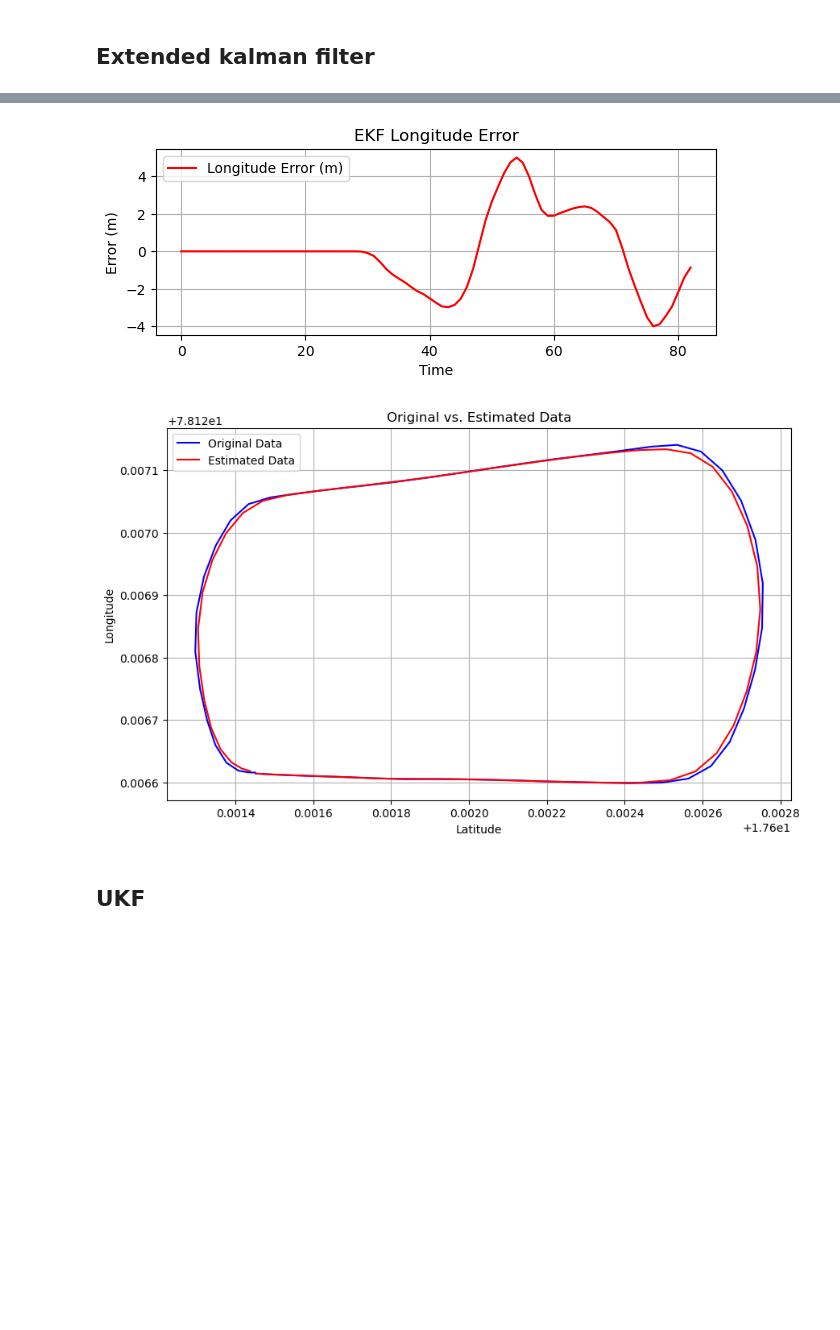
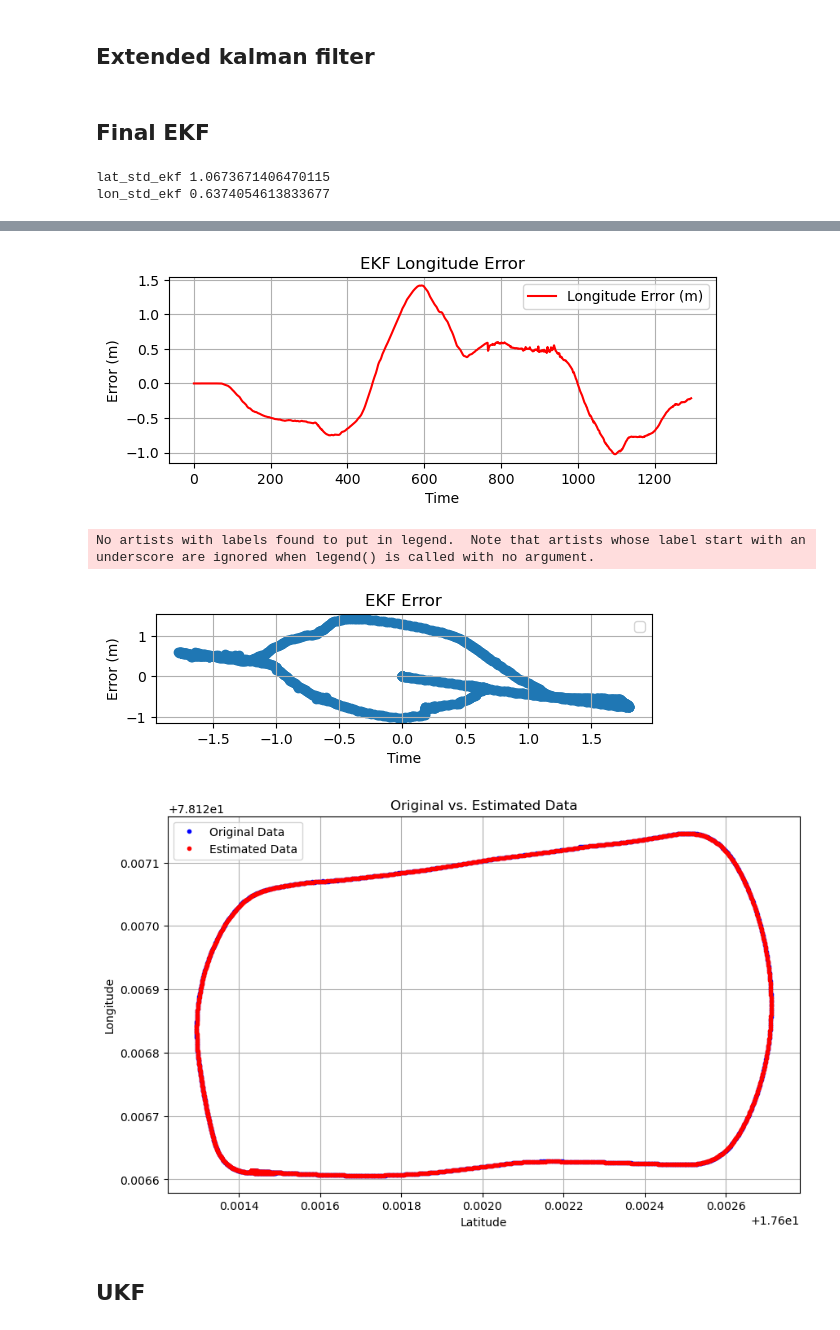
Before and after one commit to mfkiwl/GNSS-IMU_Dynamic, a Jupyter notebook: Predefined_Methods_kalman.ipynb, the cells around one changed output, grey strips where cells are left out. Drawn from its saved outputs; the diff is of its cells as text; code cells hidden in the pictures; blank space fills up the shorter version.

```diff
--- a/Predefined_Methods_kalman.ipynb
+++ b/Predefined_Methods_kalman.ipynb
@@ -100,7 +100,7 @@ from filterpy.kalman import UnscentedKalmanFilter as UKF
 from filterpy.kalman import MerweScaledSigmaPoints
 from filterpy.kalman import ExtendedKalmanFilter
 # Read the ASCII file
-file_path = "/Users/ravitejakunchanapalli/Downloads/org_BESTPOS.ASCII"
+file_path = "/Users/ravitejakunchanapalli/Downloads/NO RTK NMUS22160001B_2024-02-15_12-07-25_BESTGNSSPOS.ASCII"
 with open(file_path, 'r') as file:
     data = file.readlines()
 
@@ -304,6 +505,8 @@ plt.show()
 # plt.legend()
 # plt.grid(True)
 # plt.show()
+# %% [markdown]
+## Final EKF
 # %%
 # Define the state transition function
 def f(x, dt):
@@ -319,21 +522,22 @@ def HJacobian(x):
     return np.eye(2)  # Identity matrix since measurement function is identity
 
 # Initialize the Extended Kalman Filter
-kf = ExtendedKalmanFilter(dim_x=2, dim_z=2)
+ekf = ExtendedKalmanFilter(dim_x=2, dim_z=2)
 
 # Set the state transition function and measurement function for the filter
-kf.x = np.array([latitudes[0], longitudes[0]])
-kf.F = np.eye(2)  # State transition matrix
-kf.H = np.eye(2)  # Measurement matrix
+ekf.x = np.array([latitudes[0], longitudes[0]])
+ekf.F = np.eye(2)  # State transition matrix
+ekf.H = np.eye(2)  # Measurement matrix
 
 # Initialize the state covariance matrix
-kf.P *= 1000.0
+ekf.P *= 10.0
+
 
 # Initialize the measurement covariance matrix
-kf.R = np.diag([0.01, 0.01])
+ekf.R = np.diag([0.17,0.17])
 
 # Initialize the process noise covariance matrix
-kf.Q = np.diag([0.01, 0.01])
+ekf.Q = np.diag([0.01, 0.01])
 
 # Initialize the time step
 dt = 1.0
@@ -341,17 +545,16 @@ dt = 1.0
 # Apply the Extended Kalman Filter to the latitude and longitude data
 filtered_states = []
 for measurement in zip(latitudes, longitudes):
-    kf.predict()
+    ekf.predict()
 
     # Update Step
-    kf.update(np.array(measurement), HJacobian=HJacobian, Hx=h)
+    ekf.update(np.array(measurement), HJacobian=HJacobian, Hx=h)
 
-    filtered_states.append(kf.x)
+    filtered_states.append(ekf.x)
 
 # Extract filtered latitudes and longitudes
 filtered_latitudes_ekf= [state[0] for state in filtered_states]
 filtered_longitudes_ekf= [state[1] for state in filtered_states]
-
 
 
 # Convert original and estimated coordinates to meters
@@ -361,6 +564,14 @@ estimated_latitudes_meters_ekf, estimated_longitudes_meters_ekf = lat_lon_to_met
 # Calculate error in meters
 lat_error_ekf = calculate_error(original_latitudes_meters_ekf, estimated_latitudes_meters_ekf)
 lon_error_ekf = calculate_error(original_longitudes_meters_ekf, estimated_longitudes_meters_ekf)
+
+lat_std_ekf=np.std(lat_error_ekf)
+lon_std_ekf=np.std(lon_error_ekf)
+
+print("lat_std_ekf",lat_std_ekf)
+print("lon_std_ekf",lon_std_ekf)
+
+
 
 # Plot EKF error
 plt.figure(figsize=(10, 6))
@@ -383,12 +594,21 @@ plt.grid(True)
 plt.tight_layout()
 plt.show()
 
+# Plot Kalman filter error
+plt.subplot(3, 1, 3)
+plt.scatter(lat_error_ekf, lon_error_ekf)
+plt.xlabel('Time')
+plt.ylabel('Error (m)')
+plt.title('EKF Error')
+plt.legend()
+plt.grid(True)
+plt.show()
 
 
 # Plot the original and estimated data
 plt.figure(figsize=(10, 6))
-plt.plot(latitudes, longitudes, 'b', label='Original Data', color='blue')
-plt.plot(filtered_latitudes_ekf, filtered_longitudes_ekf, 'r', label='Estimated Data', color='red')
+plt.plot(latitudes, longitudes, 'b.', label='Original Data')
+plt.plot(filtered_latitudes_ekf, filtered_longitudes_ekf, 'r.', label='Estimated Data')
 plt.xlabel('Latitude')
 plt.ylabel('Longitude')
 plt.title('Original vs. Estimated Data')
@@ -396,3 +616,5 @@ plt.legend()
 plt.grid(True)
 plt.show()
 # %% [output]
+lat_std_ekf 1.0673671406470115
+lon_std_ekf 0.6374054613833677
@@ -400,5 +622,7 @@ plt.show()
-[figure, old version]
+[figure, new version]
+No artists with labels found to put in legend.  Note that artists whose label start with an underscore are ignored when legend() is called with no argument.
-[figure, old version]
+[figure, new version]
+[figure, added]
 # %% [markdown]
 ## UKF
 # %%
```
Also changed, not shown: parts of 16 cells of this notebook.
